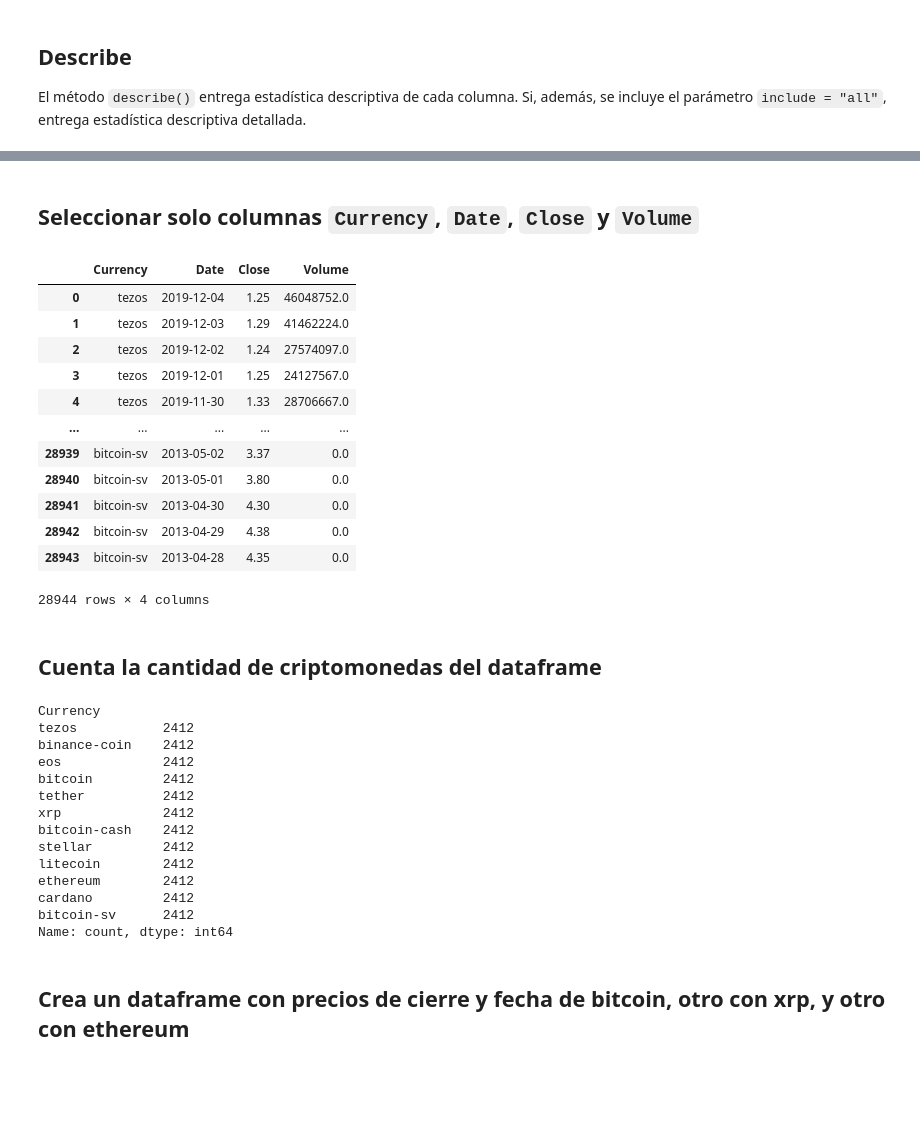
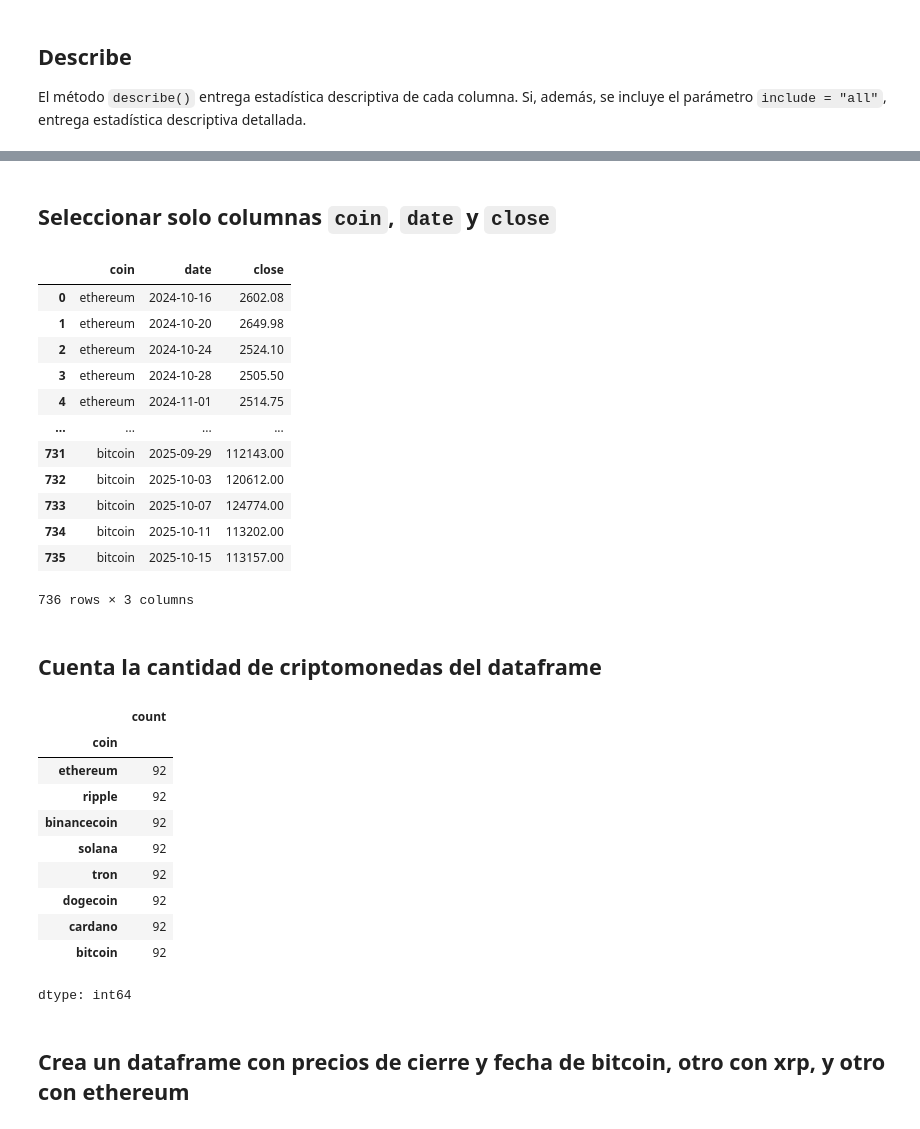
Before and after one commit to caracena/apunte-finanzas-computacionales, a Jupyter notebook: clase1-pandas.ipynb, the cells around one changed output, grey strips where cells are left out. Cells and saved outputs as stored; diff of their text form; code cells hidden in the pictures; blank space fills up the shorter version.

```diff
--- a/clase1-pandas.ipynb
+++ b/clase1-pandas.ipynb
@@ -5,6 +7,5 @@ import pandas as pd
 # %%
-#df = pd.read_csv("consolidated_coin_data.csv")
-df = pd.read_csv("consolidated_coin_data.csv", thousands = ",", decimal = ".")
+df = pd.read_csv("https://raw.githubusercontent.com/caracena/apunte-finanzas-computacionales/refs/heads/main/consolidated_coin_data.csv")
 # %% [markdown]
 ## Head
 
@@ -68,5 +66,5 @@ memory usage: 1.8+ MB
 # %%
-df["Date"] = pd.to_datetime(df["Date"])
+df["date"] = pd.to_datetime(df["date"])
 # %%
 df.head()
 # %% [output]
@@ -121,41 +103,38 @@ df.describe(include="all")
 # %% [markdown]
-## Seleccionar solo columnas `Currency`, `Date`, `Close` y `Volume`
+## Seleccionar solo columnas `coin`, `date` y `close`
 # %%
-df_2 = df[["Currency", "Date", "Close", "Volume"]]
+df_2 = df[["coin", "date", "close"]]
 df_2
 # %% [output]
-|  | Currency | Date | Close | Volume |
-| 0 | tezos | 2019-12-04 | 1.25 | 46048752.0 |
-| 1 | tezos | 2019-12-03 | 1.29 | 41462224.0 |
-| 2 | tezos | 2019-12-02 | 1.24 | 27574097.0 |
-| 3 | tezos | 2019-12-01 | 1.25 | 24127567.0 |
-| 4 | tezos | 2019-11-30 | 1.33 | 28706667.0 |
-| ... | ... | ... | ... | ... |
-| 28939 | bitcoin-sv | 2013-05-02 | 3.37 | 0.0 |
-| 28940 | bitcoin-sv | 2013-05-01 | 3.80 | 0.0 |
-| 28941 | bitcoin-sv | 2013-04-30 | 4.30 | 0.0 |
-| 28942 | bitcoin-sv | 2013-04-29 | 4.38 | 0.0 |
-| 28943 | bitcoin-sv | 2013-04-28 | 4.35 | 0.0 |
+|  | coin | date | close |
+| 0 | ethereum | 2024-10-16 | 2602.08 |
+| 1 | ethereum | 2024-10-20 | 2649.98 |
+| 2 | ethereum | 2024-10-24 | 2524.10 |
+| 3 | ethereum | 2024-10-28 | 2505.50 |
+| 4 | ethereum | 2024-11-01 | 2514.75 |
+| ... | ... | ... | ... |
+| 731 | bitcoin | 2025-09-29 | 112143.00 |
+| 732 | bitcoin | 2025-10-03 | 120612.00 |
+| 733 | bitcoin | 2025-10-07 | 124774.00 |
+| 734 | bitcoin | 2025-10-11 | 113202.00 |
+| 735 | bitcoin | 2025-10-15 | 113157.00 |
-28944 rows × 4 columns
+736 rows × 3 columns
 # %% [markdown]
 ## Cuenta la cantidad de criptomonedas del dataframe
 # %%
-df_2["Currency"].value_counts()
+df_2["coin"].value_counts()
 # %% [output]
+|  | count |
+| coin |  |
+| ethereum | 92 |
+| ripple | 92 |
+| binancecoin | 92 |
+| solana | 92 |
+| tron | 92 |
+| dogecoin | 92 |
+| cardano | 92 |
+| bitcoin | 92 |
-Currency
-tezos           2412
-binance-coin    2412
-eos             2412
-bitcoin         2412
-tether          2412
-xrp             2412
-bitcoin-cash    2412
-stellar         2412
-litecoin        2412
-ethereum        2412
-cardano         2412
-bitcoin-sv      2412
-Name: count, dtype: int64
+dtype: int64
 # %% [markdown]
 ## Crea un dataframe con precios de cierre y fecha de bitcoin, otro con xrp, y otro con ethereum
 # %%
```
Also changed, not shown: parts of 22 cells of this notebook.
